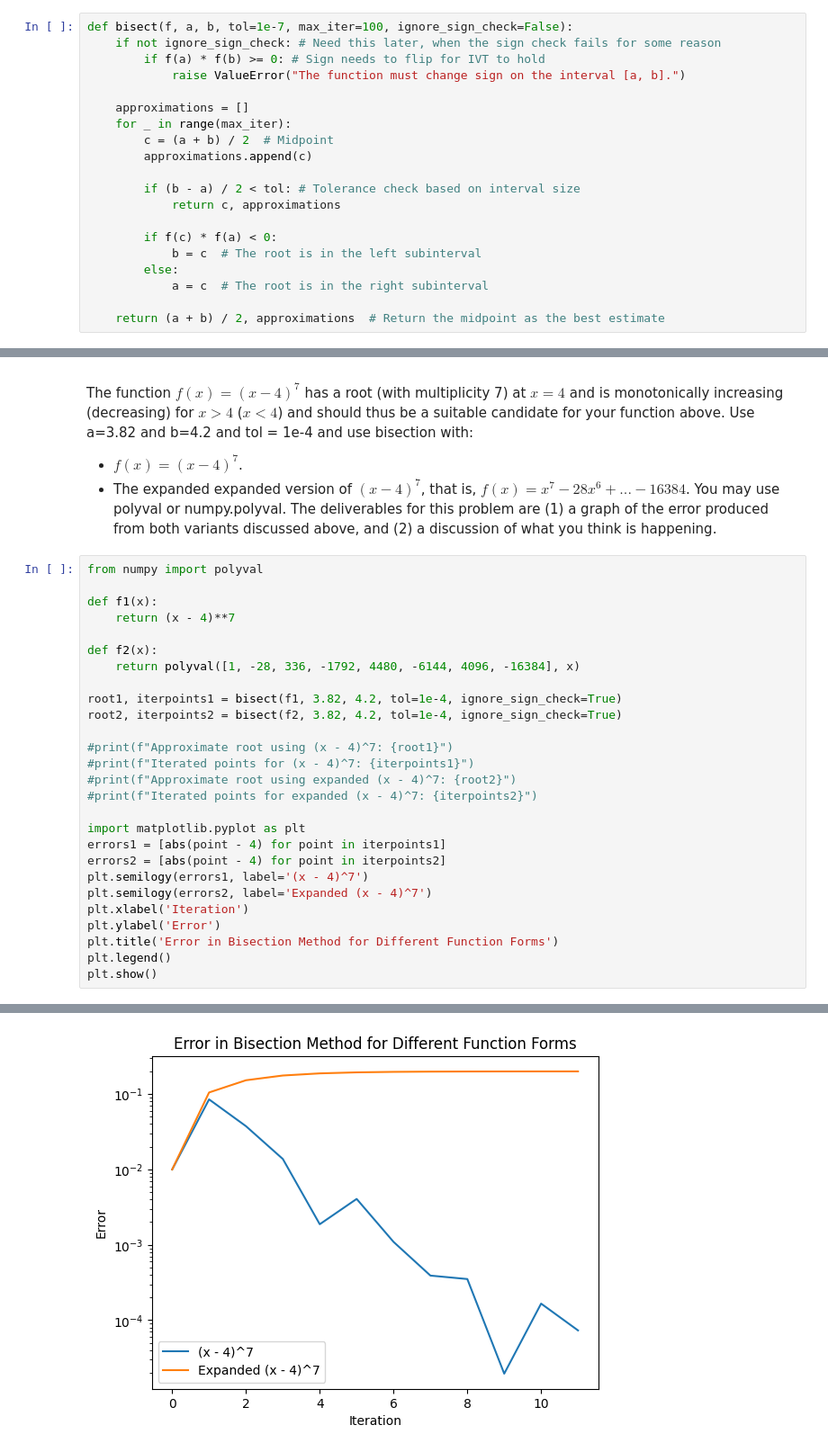
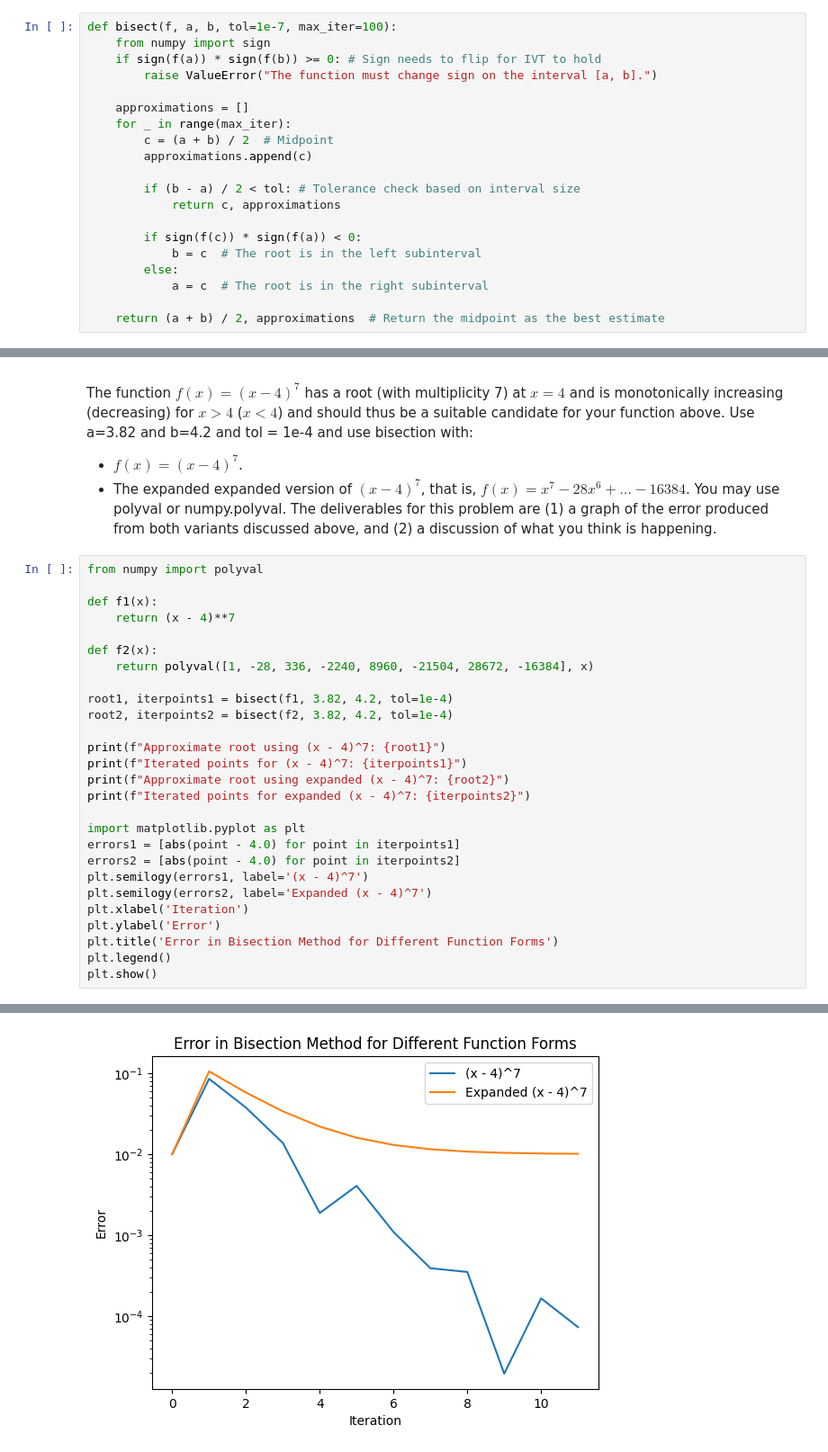
Before and after one commit to sakkurax7/appm-4600-numerics, a Jupyter notebook: Homeworks/Homework 3.ipynb, the cells around one changed output, grey strips where cells are left out. Shown at 90% size. Cells and saved outputs as stored; diff of their text form.

```diff
--- a/Homeworks/Homework 3.ipynb
+++ b/Homeworks/Homework 3.ipynb
@@ -8,10 +8,10 @@ Make sure to notify the user in some way (e.g., raising an error, or returning a
 
 The deliverable for this problem is your code for this function bisect. You may use any programming language, though Python and Matlab are encouraged
 # %%
-def bisect(f, a, b, tol=1e-7, max_iter=100, ignore_sign_check=False):
-    if not ignore_sign_check: # Need this later, when the sign check fails for some reason
-        if f(a) * f(b) >= 0: # Sign needs to flip for IVT to hold
-            raise ValueError("The function must change sign on the interval [a, b].")
+def bisect(f, a, b, tol=1e-7, max_iter=100):
+    from numpy import sign
+    if sign(f(a)) * sign(f(b)) >= 0: # Sign needs to flip for IVT to hold
+        raise ValueError("The function must change sign on the interval [a, b].")
 
     approximations = []
     for _ in range(max_iter):
@@ -21,7 +21,7 @@ def bisect(f, a, b, tol=1e-7, max_iter=100, ignore_sign_check=False):
         if (b - a) / 2 < tol: # Tolerance check based on interval size
             return c, approximations
 
-        if f(c) * f(a) < 0:
+        if sign(f(c)) * sign(f(a)) < 0:
             b = c  # The root is in the left subinterval
         else:
             a = c  # The root is in the right subinterval
@@ -59,19 +59,19 @@ def f1(x):
     return (x - 4)**7
 
 def f2(x):
-    return polyval([1, -28, 336, -1792, 4480, -6144, 4096, -16384], x)
+    return polyval([1, -28, 336, -2240, 8960, -21504, 28672, -16384], x)
 
-root1, iterpoints1 = bisect(f1, 3.82, 4.2, tol=1e-4, ignore_sign_check=True)
-root2, iterpoints2 = bisect(f2, 3.82, 4.2, tol=1e-4, ignore_sign_check=True)
+root1, iterpoints1 = bisect(f1, 3.82, 4.2, tol=1e-4)
+root2, iterpoints2 = bisect(f2, 3.82, 4.2, tol=1e-4)
 
-#print(f"Approximate root using (x - 4)^7: {root1}")
-#print(f"Iterated points for (x - 4)^7: {iterpoints1}")
-#print(f"Approximate root using expanded (x - 4)^7: {root2}")
-#print(f"Iterated points for expanded (x - 4)^7: {iterpoints2}")
+print(f"Approximate root using (x - 4)^7: {root1}")
+print(f"Iterated points for (x - 4)^7: {iterpoints1}")
+print(f"Approximate root using expanded (x - 4)^7: {root2}")
+print(f"Iterated points for expanded (x - 4)^7: {iterpoints2}")
 
 import matplotlib.pyplot as plt
-errors1 = [abs(point - 4) for point in iterpoints1]
-errors2 = [abs(point - 4) for point in iterpoints2]
+errors1 = [abs(point - 4.0) for point in iterpoints1]
+errors2 = [abs(point - 4.0) for point in iterpoints2]
 plt.semilogy(errors1, label='(x - 4)^7')
 plt.semilogy(errors2, label='Expanded (x - 4)^7')
 plt.xlabel('Iteration')
@@ -83,3 +87,3 @@ plt.show()
-[figure, old version]
+[figure, new version]
 # %% [markdown]
 #### Commentary:
```
Also changed, not shown: parts of 2 cells of this notebook, 10 other files.
